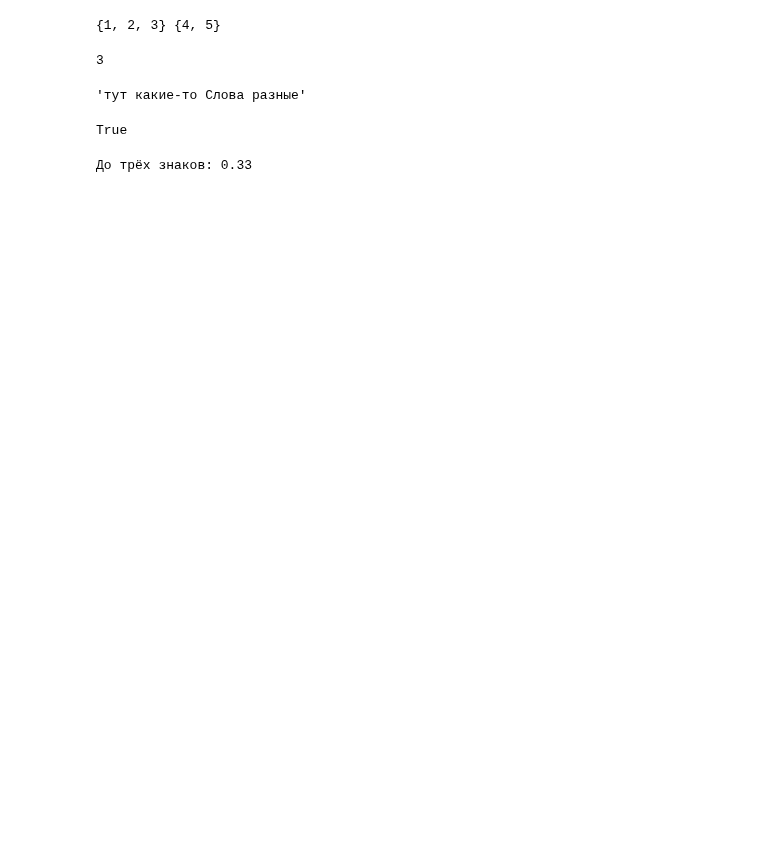
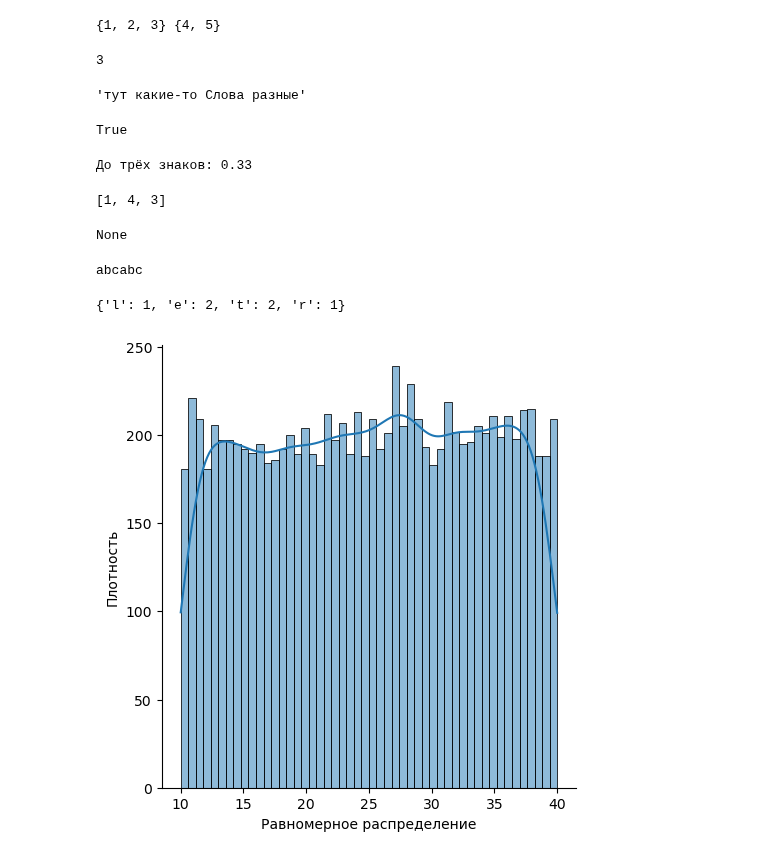
Before and after one commit to hoittoken/Python, a Jupyter notebook: Collabs/Quiz/quiz.ipynb, the cells around one changed output. Drawn from its saved outputs; the diff is of its cells as text; code cells hidden in the pictures; blank space fills up the shorter version.

```diff
--- a/Collabs/Quiz/quiz.ipynb
+++ b/Collabs/Quiz/quiz.ipynb
@@ -2684,3 +2684,65 @@ print(f'До трёх знаков: {c:.2}')
 # d) 0.3333333333333333
 # %% [output]
 До трёх знаков: 0.33
+# %%
+x = [1, 2, 3]
+
+def f(x):
+    a = 4
+    x[1] = a
+    x = a
+
+f(x)
+print(x)
+
+# a) [1, 2, 3]
+# b) [1, 4, 3]
+# c) 4
+# d) None of the above
+# %% [output]
+[1, 4, 3]
+# %%
+def f(a, b):
+    res = a + b
+
+res = f(1, 1)
+print(res)
+
+# a) 2
+# b) None
+# c) Error
+# d) None of the above
+# %% [output]
+None
+# %%
+print('abc' * 2, 'abc' * -2)
+
+# a) abc
+# b) abcabc
+# c) abcabc abcabc
+# d) abcabc cbacba
+# %% [output]
+abcabc
+# %%
+my_dict = {}
+for i in 'letter':
+    if i in my_dict:
+        my_dict[i] += 1
+    else:
+        my_dict[i] = 1
+
+my_dict
+
+# a) {'l': 1, 'e': 1, 't': 1, 'r': 1}
+# b) {'l': 1, 'e': 2, 't': 2, 'r': 1}
+# c) Error
+# d) None of the above
+# %% [output]
+{'l': 1, 'e': 2, 't': 2, 'r': 1}
+# %%
+from scipy.stats import uniform
+data = uniform.rvs(size=10000, loc = 10, scale=30)
+ax = sns.displot(data, kde=True, bins=50)
+ax.set(xlabel='Равномерное распределение', ylabel='Плотность');
+# %% [output]
+[figure, added]
```
Also changed, not shown: parts of 2 cells of this notebook, 1 other file.
